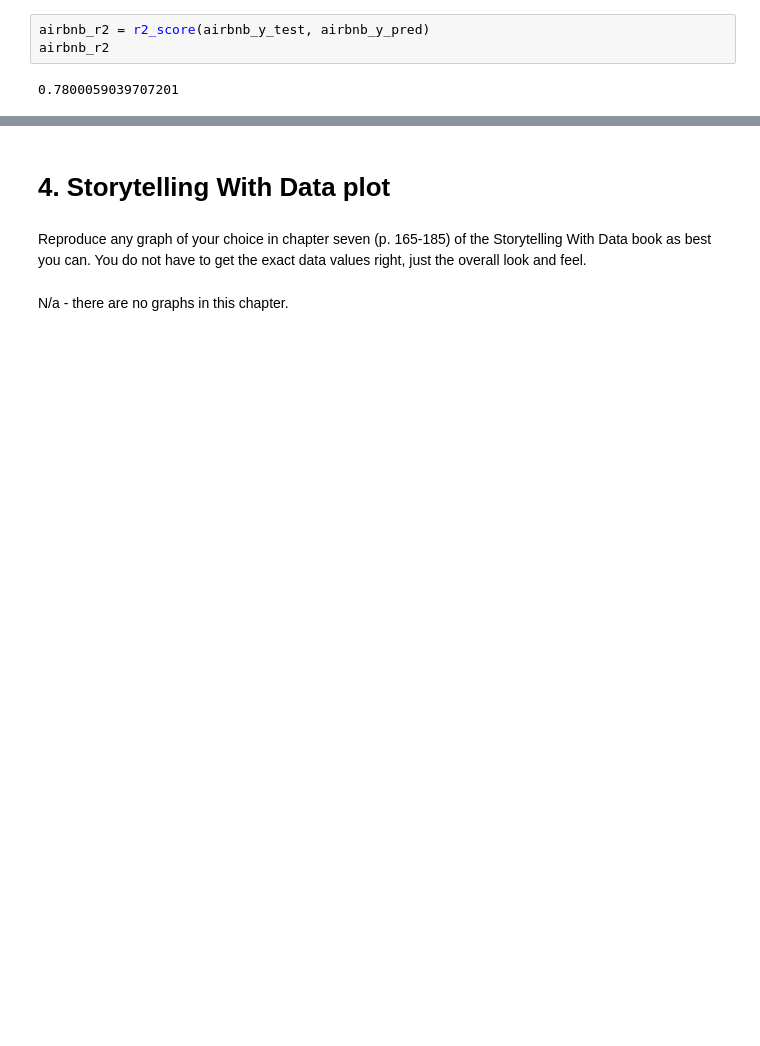
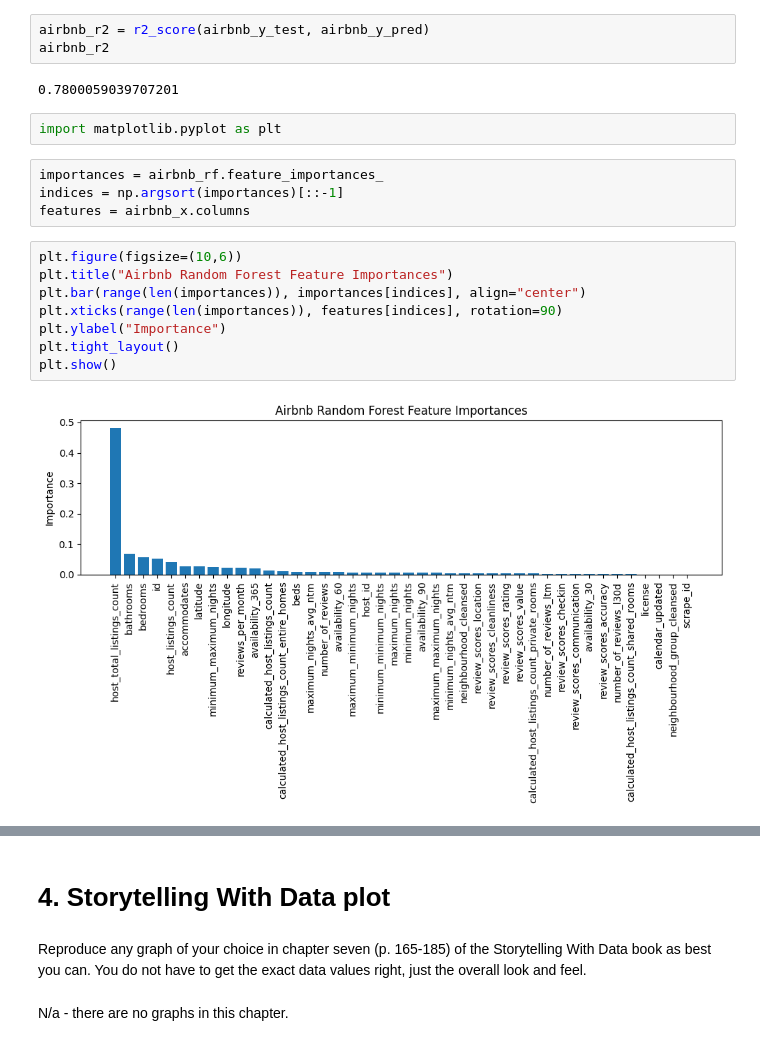
Before and after one commit to laura-mills97/OMDS-ModB2-Week11-Mills-Laura, a Jupyter notebook: Week11.ipynb, the cells around one changed output, grey strips where cells are left out. Cells and saved outputs as stored; diff of their text form; blank space fills up the shorter version.

```diff
--- a/Week11.ipynb
+++ b/Week11.ipynb
@@ -140,3 +147,19 @@ airbnb_r2 = r2_score(airbnb_y_test, airbnb_y_pred)
 airbnb_r2
 # %% [output]
 0.7800059039707201
+# %%
+import matplotlib.pyplot as plt
+# %%
+importances = airbnb_rf.feature_importances_
+indices = np.argsort(importances)[::-1]
+features = airbnb_x.columns
+# %%
+plt.figure(figsize=(10,6))
+plt.title("Airbnb Random Forest Feature Importances")
+plt.bar(range(len(importances)), importances[indices], align="center")
+plt.xticks(range(len(importances)), features[indices], rotation=90)
+plt.ylabel("Importance")
+plt.tight_layout()
+plt.show()
+# %% [output]
+[figure, added]
```
Also changed, not shown: parts of 2 cells of this notebook.
